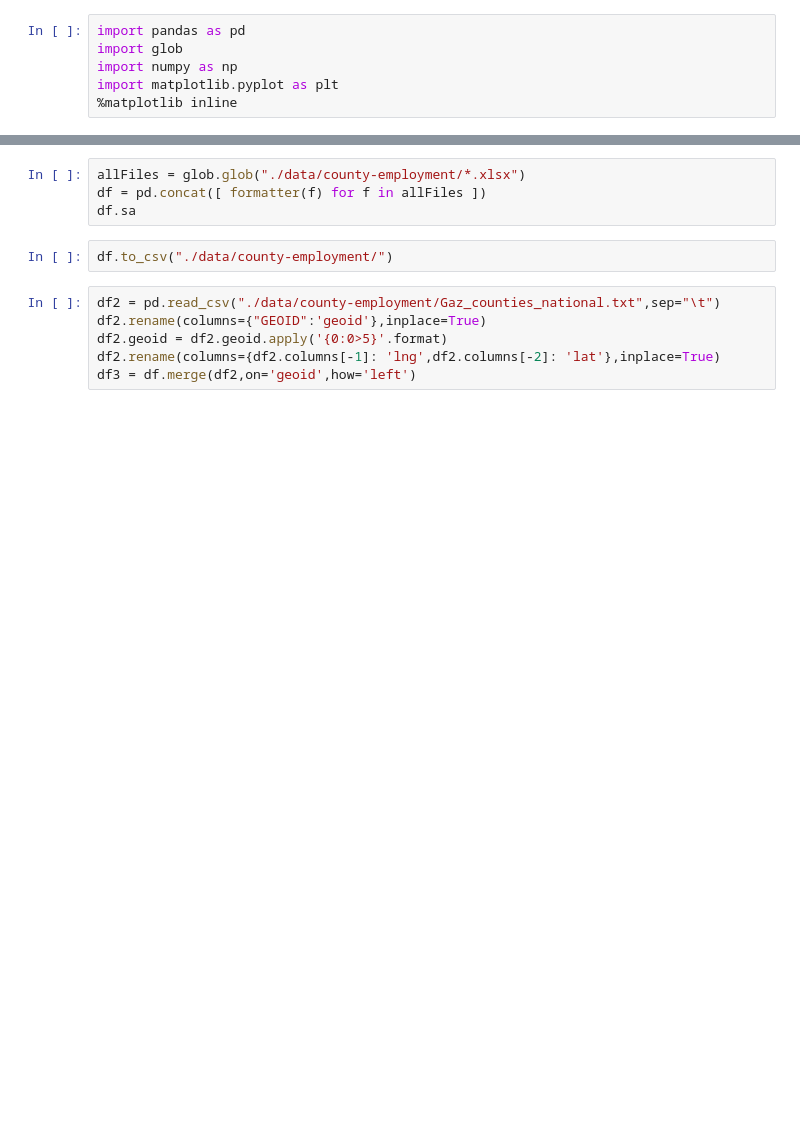
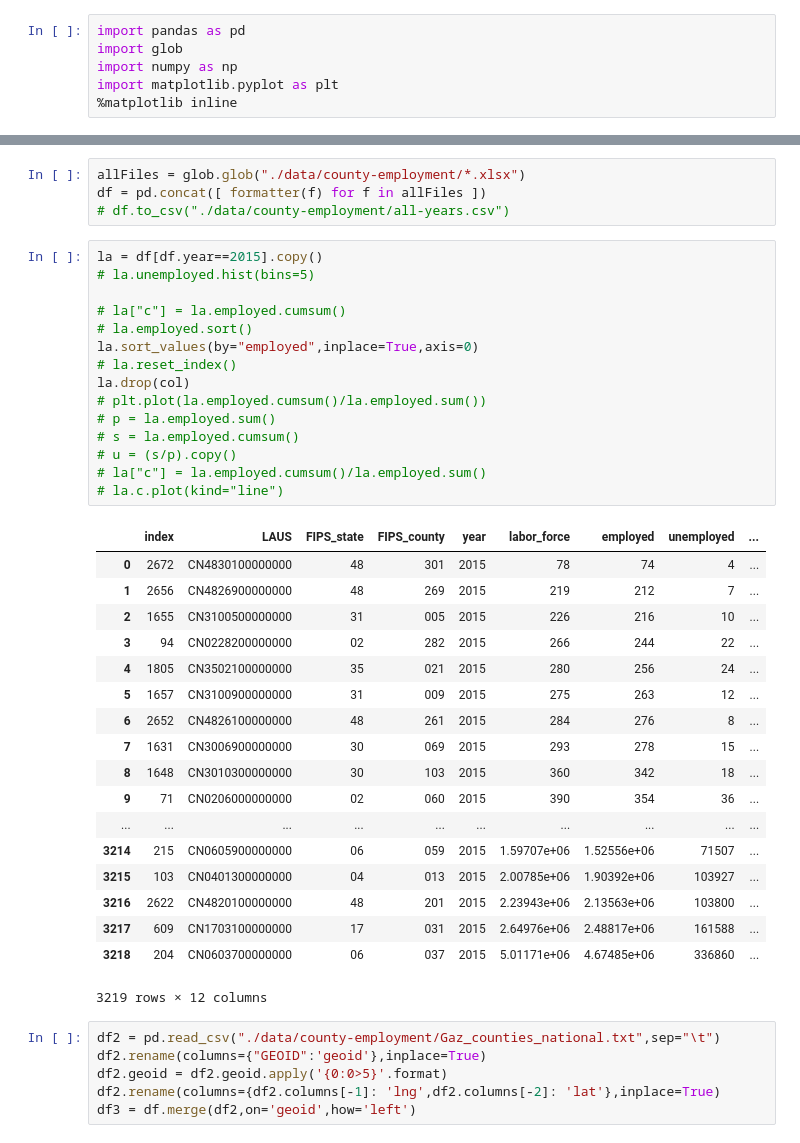
Before and after one commit to bayeshack2016/thealchemists, a Jupyter notebook: converter.ipynb, the cells around one changed output, grey strips where cells are left out. Drawn from its saved outputs; the diff is of its cells as text; blank space fills up the shorter version.

```diff
--- a/converter.ipynb
+++ b/converter.ipynb
@@ -29,9 +30,41 @@ def formatter(f):
 # %%
 allFiles = glob.glob("./data/county-employment/*.xlsx")
 df = pd.concat([ formatter(f) for f in allFiles ])
-df.sa
+# df.to_csv("./data/county-employment/all-years.csv")
-# %%
-df.to_csv("./data/county-employment/")
+# %%
+la = df[df.year==2015].copy()
+# la.unemployed.hist(bins=5)
+
+# la["c"] = la.employed.cumsum()
+# la.employed.sort()
+la.sort_values(by="employed",inplace=True,axis=0)
+# la.reset_index()
+la.drop(col)
+# plt.plot(la.employed.cumsum()/la.employed.sum())
+# p = la.employed.sum()
+# s = la.employed.cumsum()
+# u = (s/p).copy()
+# la["c"] = la.employed.cumsum()/la.employed.sum()
+# la.c.plot(kind="line")
+# %% [output]
+|  | index | LAUS | FIPS_state | FIPS_county | year | labor_force | employed | unemployed | ... |
+| 0 | 2672 | CN4830100000000 | 48 | 301 | 2015 | 78 | 74 | 4 | ... |
+| 1 | 2656 | CN4826900000000 | 48 | 269 | 2015 | 219 | 212 | 7 | ... |
+| 2 | 1655 | CN3100500000000 | 31 | 005 | 2015 | 226 | 216 | 10 | ... |
+| 3 | 94 | CN0228200000000 | 02 | 282 | 2015 | 266 | 244 | 22 | ... |
+| 4 | 1805 | CN3502100000000 | 35 | 021 | 2015 | 280 | 256 | 24 | ... |
+| 5 | 1657 | CN3100900000000 | 31 | 009 | 2015 | 275 | 263 | 12 | ... |
+| 6 | 2652 | CN4826100000000 | 48 | 261 | 2015 | 284 | 276 | 8 | ... |
+| 7 | 1631 | CN3006900000000 | 30 | 069 | 2015 | 293 | 278 | 15 | ... |
+| 8 | 1648 | CN3010300000000 | 30 | 103 | 2015 | 360 | 342 | 18 | ... |
+| 9 | 71 | CN0206000000000 | 02 | 060 | 2015 | 390 | 354 | 36 | ... |
+| ... | ... | ... | ... | ... | ... | ... | ... | ... | ... |
+| 3214 | 215 | CN0605900000000 | 06 | 059 | 2015 | 1.59707e+06 | 1.52556e+06 | 71507 | ... |
+| 3215 | 103 | CN0401300000000 | 04 | 013 | 2015 | 2.00785e+06 | 1.90392e+06 | 103927 | ... |
+| 3216 | 2622 | CN4820100000000 | 48 | 201 | 2015 | 2.23943e+06 | 2.13563e+06 | 103800 | ... |
+| 3217 | 609 | CN1703100000000 | 17 | 031 | 2015 | 2.64976e+06 | 2.48817e+06 | 161588 | ... |
+| 3218 | 204 | CN0603700000000 | 06 | 037 | 2015 | 5.01171e+06 | 4.67485e+06 | 336860 | ... |
+3219 rows × 12 columns
 # %%
 df2 = pd.read_csv("./data/county-employment/Gaz_counties_national.txt",sep="\t")
 df2.rename(columns={"GEOID":'geoid'},inplace=True)
```
Also changed, not shown: parts of 3 cells of this notebook, 27 other files.
